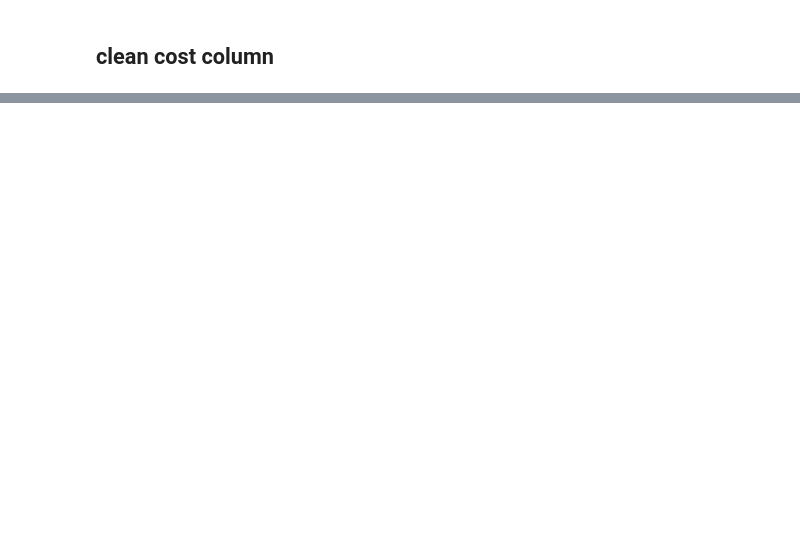
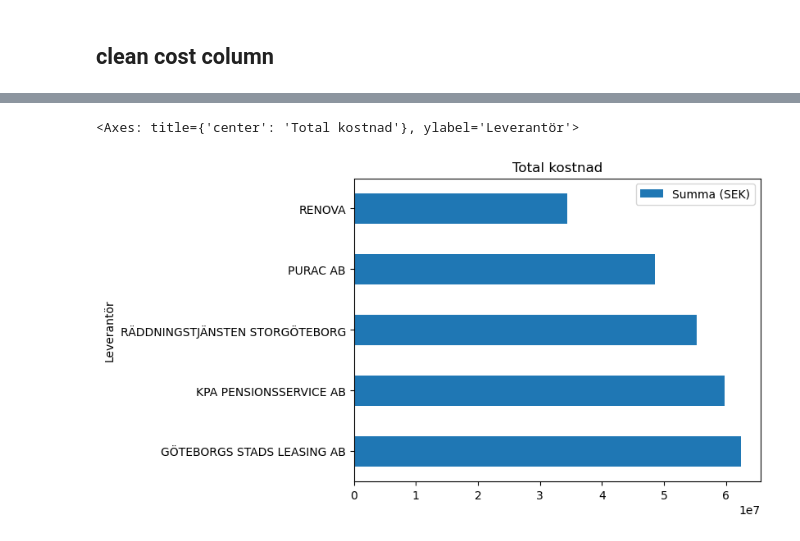
Before and after one commit to JessieH521/SQL-Jie-Hou-DE24, a Jupyter notebook: live_demos/14_python_duckdb/sql_queries.ipynb, the cells around one changed output, grey strips where cells are left out. Saved outputs shown, nothing was run; the diff lists cells and outputs as text; code cells hidden in the pictures; blank space fills up the shorter version.

```diff
--- a/live_demos/14_python_duckdb/sql_queries.ipynb
+++ b/live_demos/14_python_duckdb/sql_queries.ipynb
@@ -86,0 +117,8 @@ QueryDatabase("""
+# %%
+# 使用 Pandas 数据框绘图，它基于 matplotlib，允许快速可视化数据
+# kind="barh" 指定绘制的是 水平柱状图（horizontal bar chart）。
+
+df_total_cost.head().plot(kind = "barh", x = "Leverantör", y = "Summa (SEK)", title = "Total kostnad")
+# %% [output]
+<Axes: title={'center': 'Total kostnad'}, ylabel='Leverantör'>
+[figure, added]
```
Also changed, not shown: parts of 5 cells of this notebook, 3 other files.
